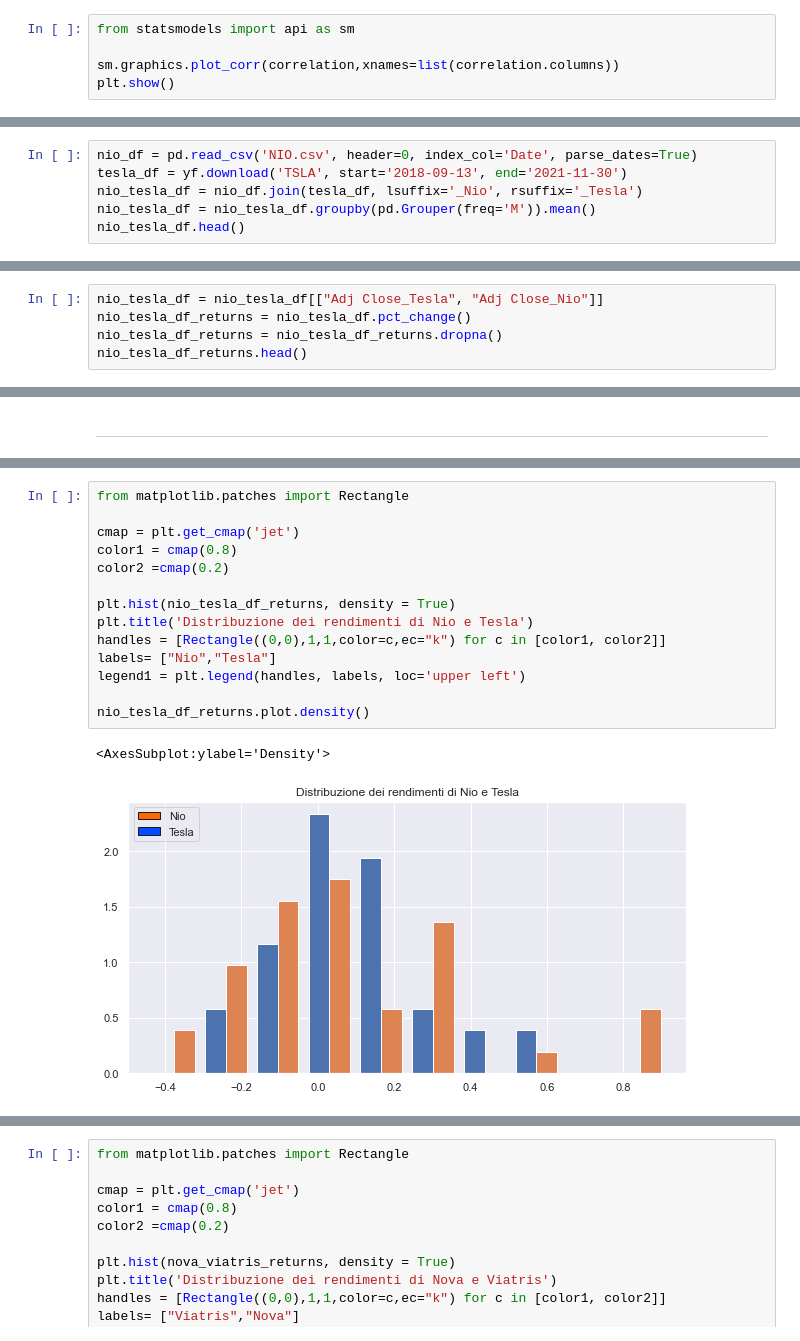
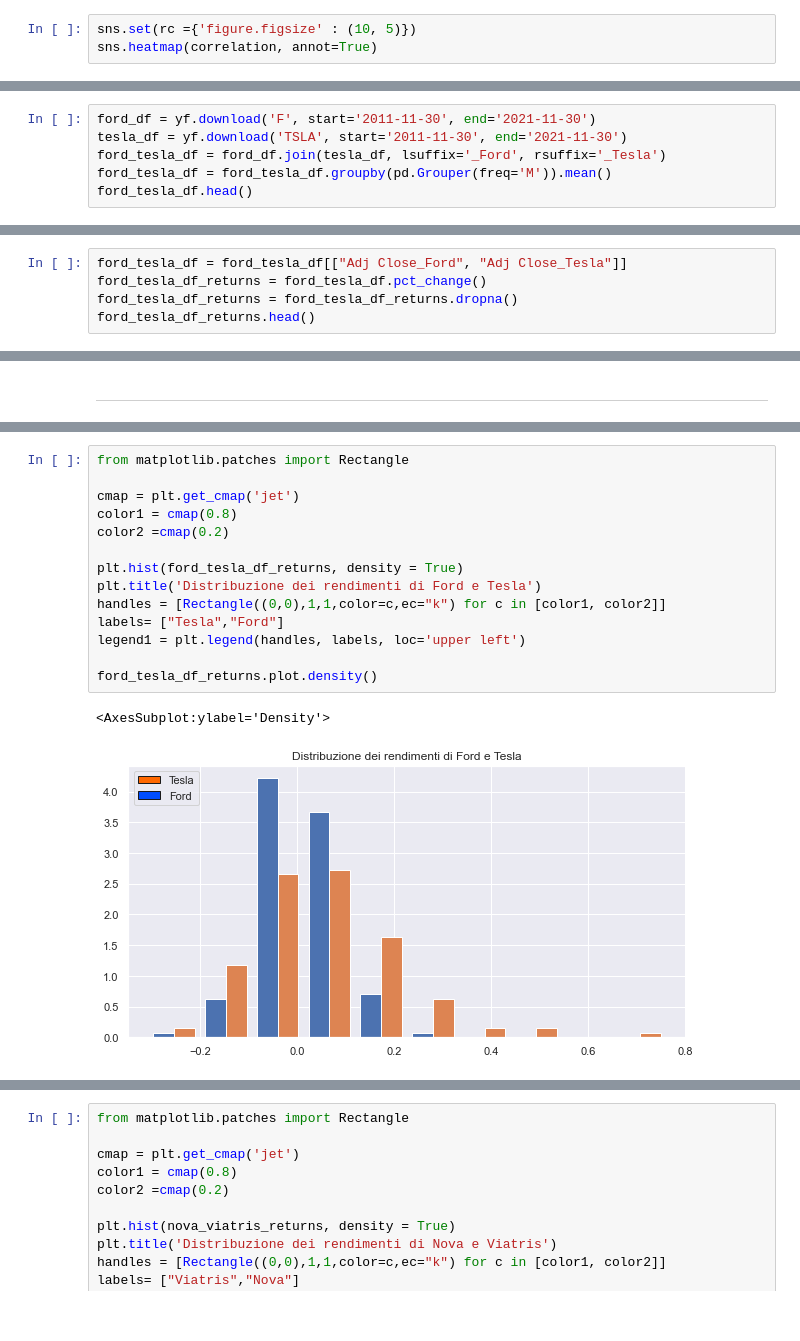
Before and after one commit to Simonotos/BusinessProject, a Jupyter notebook: BusinessProject.ipynb, the cells around one changed output, grey strips where cells are left out. Cells and saved outputs as stored; diff of their text form.

```diff
--- a/BusinessProject.ipynb
+++ b/BusinessProject.ipynb
@@ -327,8 +328,6 @@ correlation
 | AAPL | 1.000000 | 0.402076 |
 | FB | 0.402076 | 1.000000 |
 # %%
-from statsmodels import api as sm
-
-sm.graphics.plot_corr(correlation,xnames=list(correlation.columns))
-plt.show()
+sns.set(rc ={'figure.figsize' : (10, 5)})
+sns.heatmap(correlation, annot=True)
 # %% [output]
@@ -455,10 +458,10 @@ Che cosa hanno in comune le serie storiche, ci sono momenti di rendimenti molto
 # %% [markdown]
 _______________________________________________________________________________________________________
 # %%
-nio_df = pd.read_csv('NIO.csv', header=0, index_col='Date', parse_dates=True)
-tesla_df = yf.download('TSLA', start='2018-09-13', end='2021-11-30')
-nio_tesla_df = nio_df.join(tesla_df, lsuffix='_Nio', rsuffix='_Tesla')
-nio_tesla_df = nio_tesla_df.groupby(pd.Grouper(freq='M')).mean()
-nio_tesla_df.head()
+ford_df = yf.download('F', start='2011-11-30', end='2021-11-30')
+tesla_df = yf.download('TSLA', start='2011-11-30', end='2021-11-30')
+ford_tesla_df = ford_df.join(tesla_df, lsuffix='_Ford', rsuffix='_Tesla')
+ford_tesla_df = ford_tesla_df.groupby(pd.Grouper(freq='M')).mean()
+ford_tesla_df.head()
 # %% [output]
 [*********************100%***********************]  1 of 1 completed
@@ -472,6 +476,6 @@ nio_tesla_df.head()
 # %%
-nio_tesla_df = nio_tesla_df[["Adj Close_Tesla", "Adj Close_Nio"]]
-nio_tesla_df_returns = nio_tesla_df.pct_change()
-nio_tesla_df_returns = nio_tesla_df_returns.dropna()
-nio_tesla_df_returns.head()
+ford_tesla_df = ford_tesla_df[["Adj Close_Ford", "Adj Close_Tesla"]]
+ford_tesla_df_returns = ford_tesla_df.pct_change()
+ford_tesla_df_returns = ford_tesla_df_returns.dropna()
+ford_tesla_df_returns.head()
 # %% [output]
@@ -813,17 +825,17 @@ apple_meta_returns.plot.density()
 # %%
 from matplotlib.patches import Rectangle
 
 cmap = plt.get_cmap('jet')
 color1 = cmap(0.8)
 color2 =cmap(0.2)
 
-plt.hist(nio_tesla_df_returns, density = True)
-plt.title('Distribuzione dei rendimenti di Nio e Tesla')
+plt.hist(ford_tesla_df_returns, density = True)
+plt.title('Distribuzione dei rendimenti di Ford e Tesla')
 handles = [Rectangle((0,0),1,1,color=c,ec="k") for c in [color1, color2]]
-labels= ["Nio","Tesla"]
+labels= ["Tesla","Ford"]
 legend1 = plt.legend(handles, labels, loc='upper left')
 
-nio_tesla_df_returns.plot.density()
+ford_tesla_df_returns.plot.density()
 # %% [output]
 <AxesSubplot:ylabel='Density'>
-[figure, old version]
+[figure, new version]
```
Also changed, not shown: parts of 50 cells of this notebook, 1 other file.
